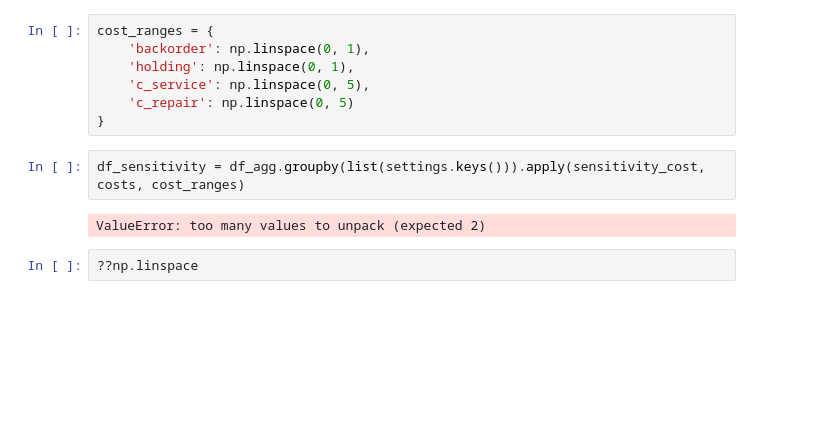
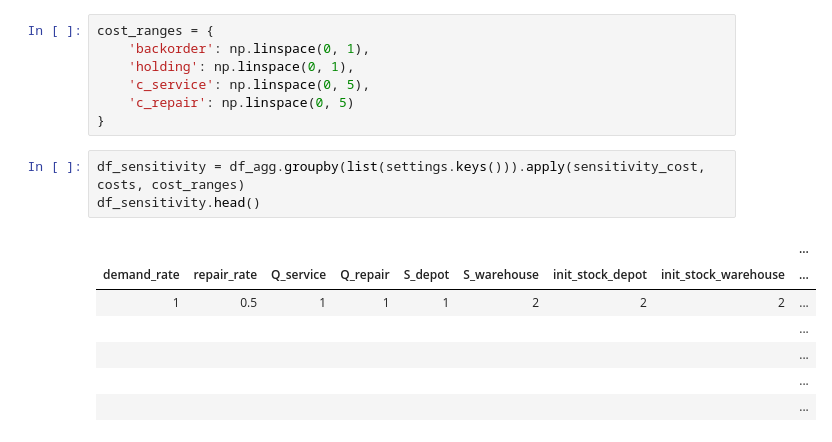
Before and after one commit to markkvdb/Simple-RL-Simulation, a Jupyter notebook: notebooks/Analyse-Simulation-Data.ipynb, the cells around one changed output. Cells and saved outputs as stored; diff of their text form; blank space fills up the shorter version.

Commit message:
Added sensitivity analysis cost component

```diff
--- a/notebooks/Analyse-Simulation-Data.ipynb
+++ b/notebooks/Analyse-Simulation-Data.ipynb
@@ -117,7 +117,12 @@ cost_ranges = {
 }
 # %%
 df_sensitivity = df_agg.groupby(list(settings.keys())).apply(sensitivity_cost, costs, cost_ranges)
+df_sensitivity.head()
 # %% [output]
-ValueError: too many values to unpack (expected 2)
+|  |  |  |  |  |  |  |  | ... |
+| demand_rate | repair_rate | Q_service | Q_repair | S_depot | S_warehouse | init_stock_depot | init_stock_warehouse | ... |
+| 1 | 0.5 | 1 | 1 | 1 | 2 | 2 | 2 | ... |
+|  |  |  |  |  |  |  |  | ... |
+|  |  |  |  |  |  |  |  | ... |
+|  |  |  |  |  |  |  |  | ... |
+|  |  |  |  |  |  |  |  | ... |
-# %%
-??np.linspace
```
Also changed, not shown: 3 other files.
